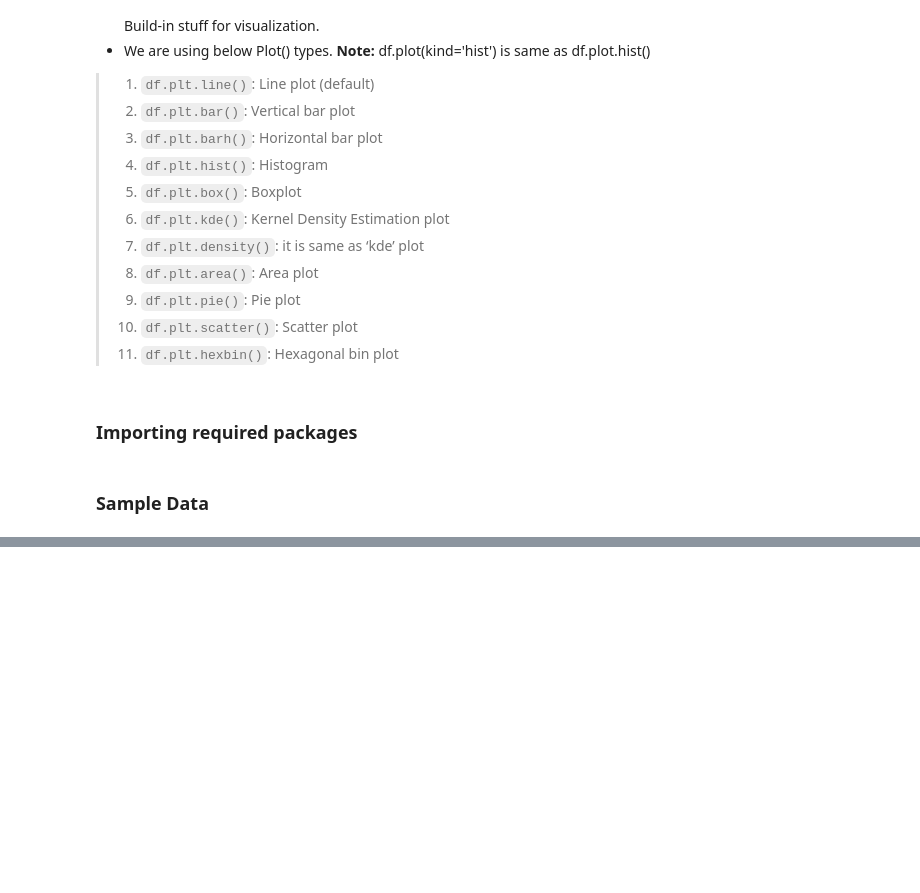
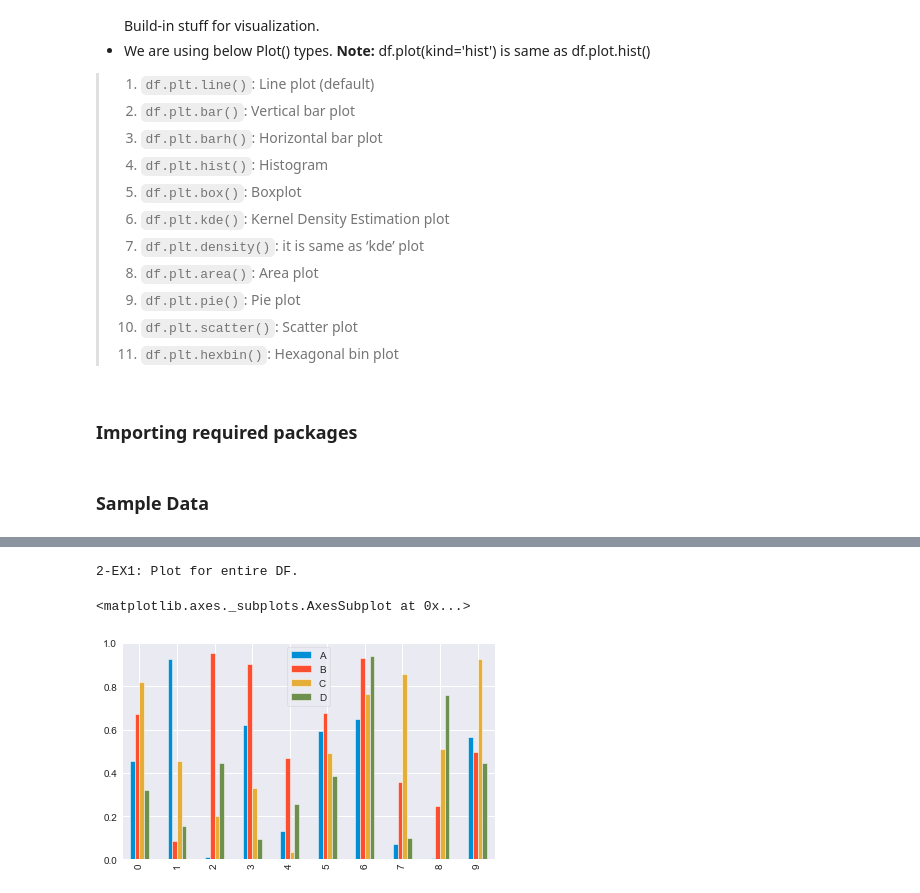
Before and after one commit to surendra-arivappagari/1.DataScience_MachineLearning_with_Python, a Jupyter notebook: 6.Pandas_Buildin_Data_Visualization/Pandas_Buildin_Data_Visualization.ipynb, the cells around one changed output, grey strips where cells are left out. Cells and saved outputs as stored; diff of their text form; code cells hidden in the pictures; blank space fills up the shorter version.

```diff
--- a/6.Pandas_Buildin_Data_Visualization/Pandas_Buildin_Data_Visualization.ipynb
+++ b/6.Pandas_Buildin_Data_Visualization/Pandas_Buildin_Data_Visualization.ipynb
@@ -92,0 +101,8 @@ df1['A'].plot.line()
+# %%
+print("2-EX1: Plot for entire DF.")
+
+df2.plot.bar()
+# %% [output]
+2-EX1: Plot for entire DF.
+<matplotlib.axes._subplots.AxesSubplot at 0x...>
+[figure, added]
```
Also changed, not shown: parts of 36 cells of this notebook.
